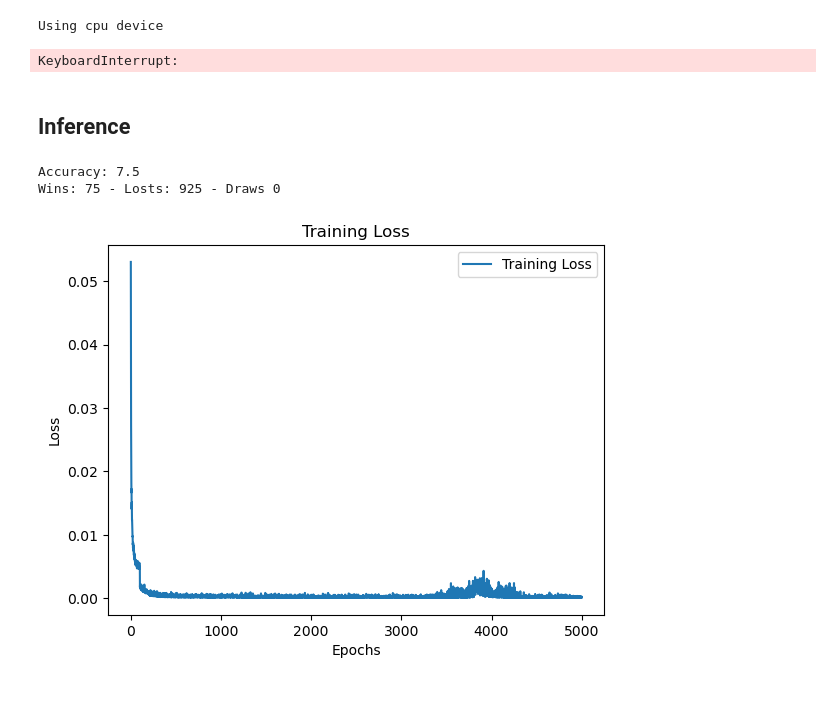
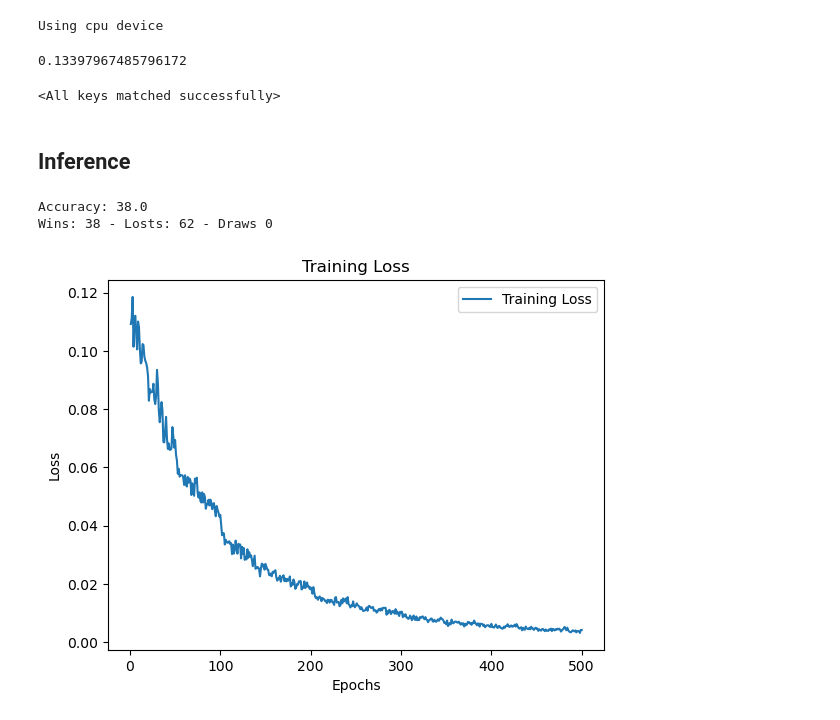
Before and after one commit to SilvioChito/computational_intelligence, a Jupyter notebook: Quixo/main.ipynb, the cells around one changed output. Cells and saved outputs as stored; diff of their text form; code cells hidden in the pictures.

```diff
--- a/Quixo/main.ipynb
+++ b/Quixo/main.ipynb
@@ -29,12 +29,12 @@ class QuixoNet(nn.Module):
 ## Training the agent
 # %%
 ## Constants definition
-num_iterations = 5_000
-num_matches = 10
-max_dim_replay_buff = 10_000
+num_iterations = 500
+num_matches = 5
+max_dim_replay_buff = 1_000
 time_to_update = 50
-gamma = 0.90
-batch_size=50
+gamma = 0.7
+batch_size=100
 
 device = (
     "cuda:0"
@@ -62,6 +62,12 @@ class ReplayBuffer:
         batch_indices = np.random.choice(len(self.buffer), batch_size, replace=True)
         batch = [self.buffer[i] for i in batch_indices]
         return batch
+# %%
+
+
+print(1.0*(0.99**(200)))
+# %% [output]
+0.13397967485796172
 # %%
 from game import Player
 from tqdm import tqdm
@@ -79,7 +85,7 @@ def training(player1: 'Player', player2: 'Player'):
 
     for step in tqdm(range(num_iterations), desc="Training Iterations"):
         # we fill the replay buffer with experiences made with matches
-
+        #player1.step=step
         for match in range(num_matches):
             # lo uso solo in inferenza
             # gioca una intera partita qui dentro e per ogni mossa, metti l'experience dentro il ReplayBuffer
@@ -87,14 +93,16 @@ def training(player1: 'Player', player2: 'Player'):
             # ... qui descrivere come viene effettivamente usata la rete neurale (magari impacchettarla in qualche funzione)
             winner = -1
             g = Game()
-            g.current_player_idx = match%2
+            #g.current_player_idx = match%2
+            g.current_player_idx = 1
 
             #player1 = MyPlayer()
             #player2 = RandomPlayer()
             players = [player1, player2]
 
+            go = False # serve a calcolare lo stato successivo per il calcolo del target
+
             while winner < 0:
-
                     g.current_player_idx += 1
                     g.current_player_idx %= len(players)
                     #print(g.current_player_idx)
@@ -105,10 +113,15 @@ def training(player1: 'Player', player2: 'Player'):
                         ##l'azione è il valore del q-value quindi un numero? o la posizione in questo caso
                         ##in quel caso replay_row=(prev_state.get_board,GeneratorNet((prev_state.get_board),g.get_board,reward)
                         reward=g.compute_reward(from_pos, slide)
+                        go = True
                         #io qua dentro x ogni row voglio i 44 output della mia rete
 
-                        replay_row=(prev_state.get_flat_board(),player1.last_action_number, deepcopy(g), reward)
-                        #eliminato last_action da replay row?? Non dovrebbe servire
+                        #replay_row=(prev_state.get_flat_board(),player1.last_action_number, deepcopy(g), reward)
+
+                        # faccio fare una mossa all'avversario e poi faccio il max action sul nuovo stato che mi ritorna
+
+                    elif go and g.current_player_idx==1:
+                        replay_row=(prev_state.get_flat_board(), player1.last_action_number, deepcopy(g), reward)
                         replay_buff.add_experience(replay_row)
 
                     if g.check_winner() != -1:
@@ -121,7 +134,7 @@ def training(player1: 'Player', player2: 'Player'):
         batch_to_train = replay_buff.sample_batch(batch_size)
 
         #divide the batch
-        state_batch,action_num, next_state_batch, reward = zip(*batch_to_train)
+        state_batch, action_num, next_state_batch, reward = zip(*batch_to_train)
 
         #forward the Generator
         q_values = player1.GeneratorNet(torch.tensor(state_batch, dtype=torch.float32)).to(player1.device)
@@ -133,7 +146,7 @@ def training(player1: 'Player', player2: 'Player'):
             if reward[i]!=1:
                 q_values_target[i, action_num[i]] = reward[i] + gamma * torch.tensor(player1.compute_target(next_state_batch[i])).to(player1.device).item()
             else:
-               q_values_target[i, action_num[i]] =reward[i]
+               q_values_target[i, action_num[i]] = reward[i]
 
         player1.optimizer.zero_grad()
         loss_curr=player1.criterion(q_values,q_values_target).to(player1.device)
@@ -154,55 +167,57 @@ def training(player1: 'Player', player2: 'Player'):
 # %%
 player1 = MyPlayer()
 player2 = RandomPlayer()
-TrainedGeneratorNet=MyPlayer()
+TrainedGeneratorNet = TrainedPlayer()
 
 
 trained_model_params, loss_tot = training(player1, player2)
-TrainedGeneratorNet.GeneratorNet.load_state_dict(trained_model_params) # TRAINED NETWORK to use in INFERENCE PHASE
+TrainedGeneratorNet.GeneratorNet.load_state_dict(trained_model_params)# TRAINED NETWORK to use in INFERENCE PHASE
 # %% [output]
-KeyboardInterrupt:
+<All keys matched successfully>
 # %% [markdown]
 ## Inference
 # %%
 wins = 0
 losts = 0
 draws = 0
-num_match_test = 1000
+num_match_test = 100
+
 for step in tqdm(range(num_match_test),desc="Game"):
     player=RandomPlayer()
     g=Game()
-    g.current_player_idx = step%2
+    #g.current_player_idx = step%2
     winner=g.play(TrainedGeneratorNet,player)
     if winner==0:
         wins+=1
 
     if winner==1:
         losts+=1
+
     if winner ==-1:
         draws+=1
 
 print(f"Accuracy: {(wins/num_match_test)*100}")
 print(f"Wins: {wins} - Losts: {losts} - Draws {draws}")
 # %% [output]
-Accuracy: 7.5
-Wins: 75 - Losts: 925 - Draws 0
+Accuracy: 38.0
+Wins: 38 - Losts: 62 - Draws 0
 # %%
 from matplotlib import pyplot as plt
 
-vals = [el.numpy() for el in loss_tot]
+vals = [el.detach().numpy() for el in loss_tot]
 # Generate a sequence of integers to represent the epoch numbers
 epochs = range(1, len(loss_tot) + 1)
 
 # Plot and label the training and validation loss values
-plt.plot(epochs, loss_tot, label='Training Loss')
+plt.plot(epochs, vals, label='Training Loss')
 
 # Add title and axes labels
 plt.title('Training Loss')
 plt.xlabel('Epochs')
 plt.ylabel('Loss')
 
 # Display the plot
 plt.legend()
 plt.show()
 # %% [output]
-[figure, old version]
+[figure, new version]
```
Also changed, not shown: parts of 1 cell of this notebook, 1 other file.
